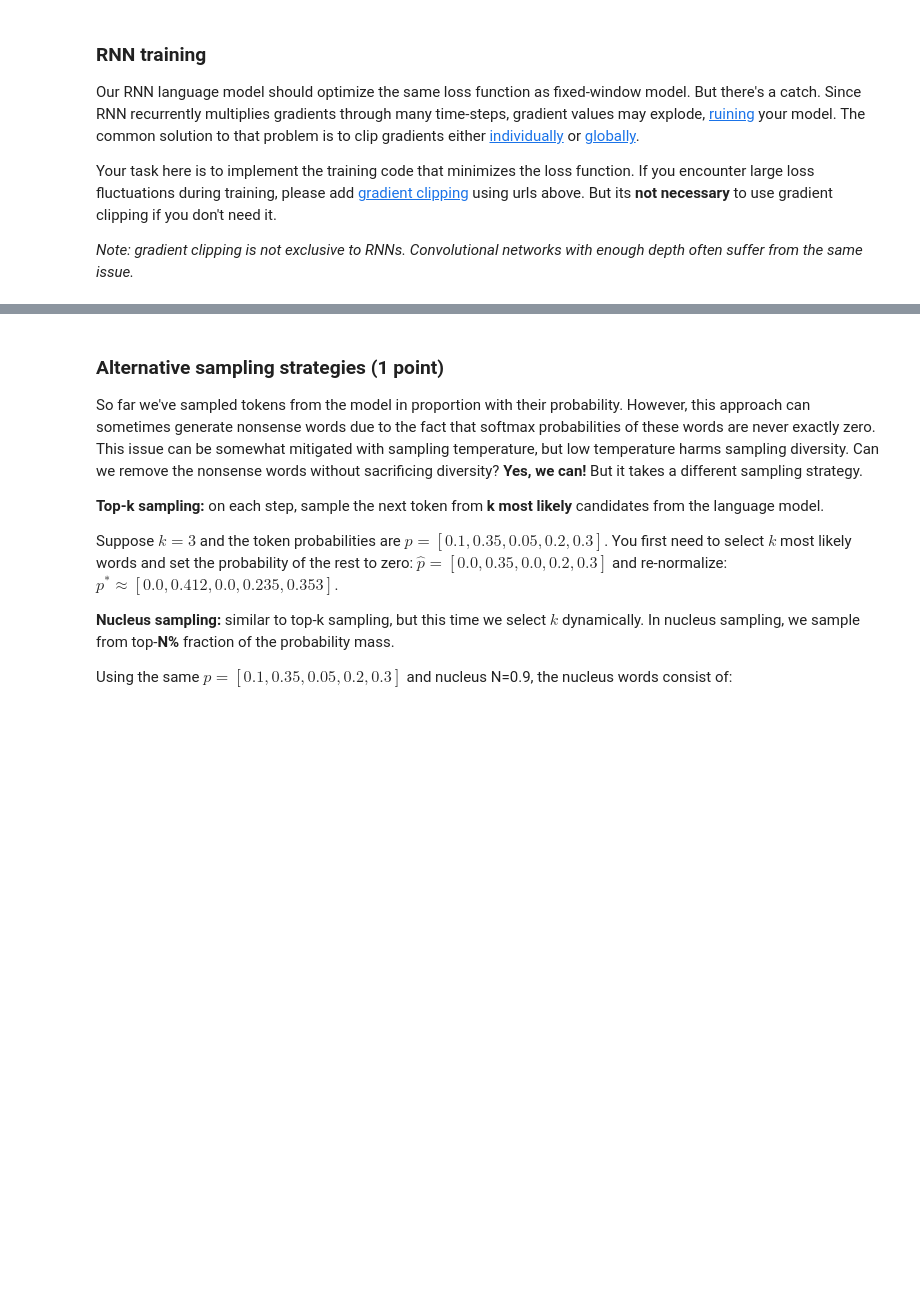
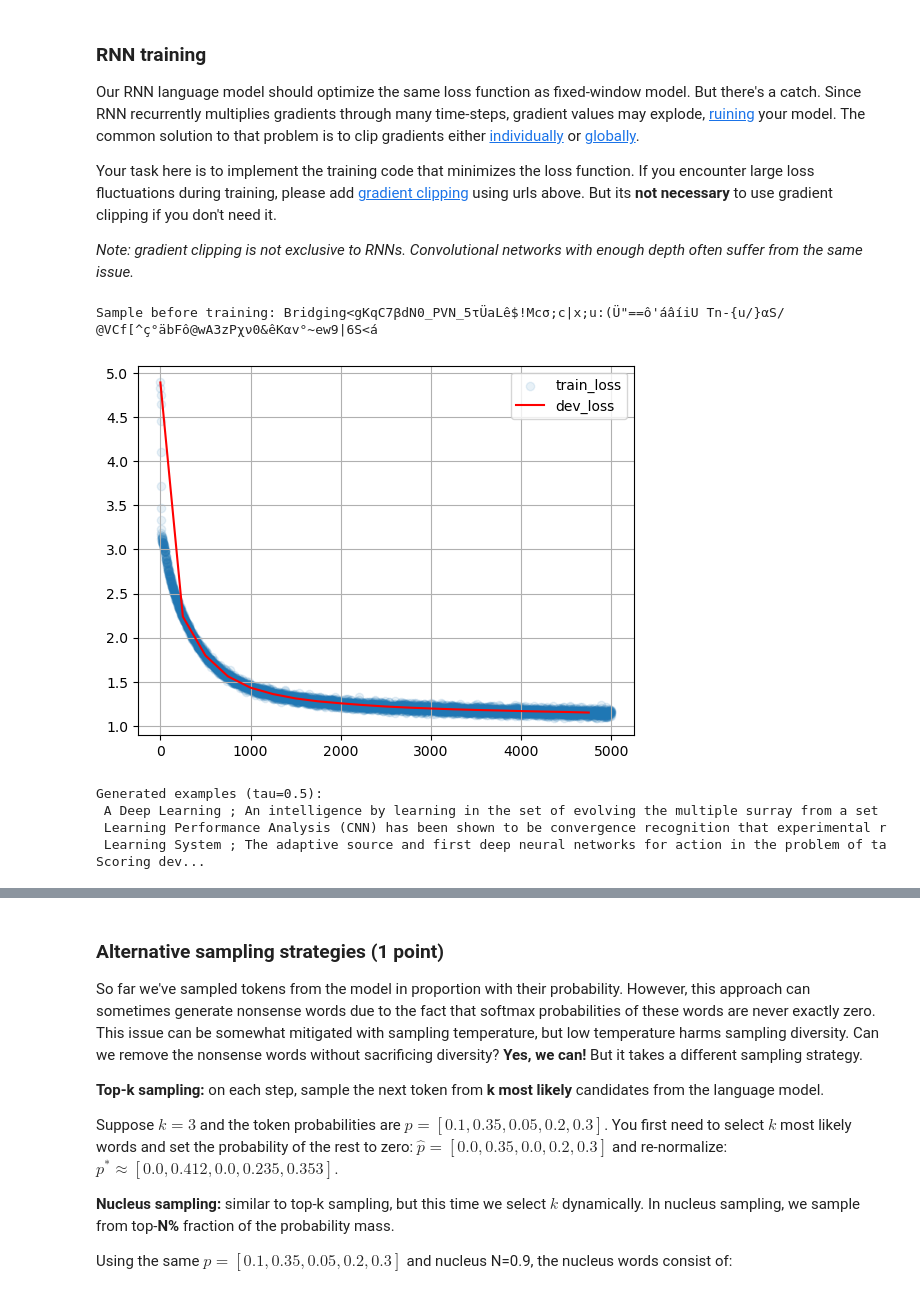
Before and after one commit to gaseln/nlp_course, a Jupyter notebook: week03_lm/homework_pytorch.ipynb, the cells around one changed output, grey strips where cells are left out. Cells and saved outputs as stored; diff of their text form; code cells hidden in the pictures; blank space fills up the shorter version.

```diff
--- a/week03_lm/homework_pytorch.ipynb
+++ b/week03_lm/homework_pytorch.ipynb
@@ -407,3 +396,7 @@ $$ p(x_t \mid x_0, \dots, x_{t-1}, \theta) = dense_{softmax}(h_{t-1}) $$
 Such model processes one token at a time, left to right, and maintains a hidden state vector between them. Theoretically, it can learn arbitrarily long temporal dependencies given large enough hidden size.
 
 <img src='https://raw.githubusercontent.com/yandexdataschool/nlp_course/master/resources/rnn_lm.jpg' width=480px>
+# %%
+emb = nn.Embedding(n_tokens, 16)
+rnn = nn.RNN(16, 32, batch_first=True)
+fc = nn.Linear(32, n_tokens)
@@ -423,9 +441,10 @@ class RNNLanguageModel(nn.Module):
         """
         super().__init__() # initialize base class to track sub-layers, trainable variables, etc.
 
-        # YOUR CODE - create layers/variables/etc
+        self.emb = nn.Embedding(n_tokens, emb_size)
+        self.rnn = nn.RNN(emb_size, hid_size, batch_first=True)
+        self.fc = nn.Linear(hid_size, n_tokens)
 
-        <...>
 
         #END OF YOUR CODE
 
@@ -436,12 +455,17 @@ class RNNLanguageModel(nn.Module):
         :returns: pre-softmax linear outputs of language model [batch_size, sequence_length, n_tokens]
             these outputs will be used as logits to compute P(x_t | x_0, ..., x_{t - 1})
         """
-        # YOUR CODE - apply layers, see docstring above
-        return <...> # output tensor should be of shape [batch_size, sequence_length, n_tokens]
 
-    def get_possible_next_tokens(self, prefix=BOS, temperature=1.0, max_len=100):
+        x = self.emb(input_ix)
+        x, _ = self.rnn(x)
+        x = self.fc(x)
+
+
+        return x
+
+    def get_possible_next_tokens(self, prefix=BOS, temperature=1.0, max_len=100, device=device):
         """ :returns: probabilities of next token, dict {token : prob} for all tokens """
-        prefix_ix = torch.as_tensor(to_matrix([prefix]), dtype=torch.int64)
+        prefix_ix = torch.as_tensor(to_matrix([prefix]), dtype=torch.int64).to(device)
         with torch.no_grad():
             probs = torch.softmax(self(prefix_ix)[0, -1], dim=-1).cpu().numpy()  # shape: [n_tokens]
         return dict(zip(tokens, probs))
@@ -477,37 +503,49 @@ batch_size = 64         # <-- please tune batch size to fit your CPU/GPU configu
 score_dev_every = 250
 train_history, dev_history = [], []
 
-model = <YOUR CODE HERE>
+model = RNNLanguageModel().to(device)
 opt = torch.optim.Adam(model.parameters())
 
 # score untrained model
-dev_history.append((0, score_lines(model, dev_lines, batch_size)))
-print("Sample before training:", generate(model, 'Bridging'))
+dev_history.append((0, score_lines(model, dev_lines, batch_size, device=device)))
+print("Sample before training:", generate(model, 'Bridging', device=device))
+# %% [output]
+Sample before training: Bridging<gKqC7βdN0_PVN_5τÜaLê$!Mcσ;c|x;u:(Ü"==ô'áâíiU Tn-{u/}αS/ @VCf[^ç°äbFô@wA3zPχν0&êKαv°~ew9|6S<á
 # %%
 from IPython.display import clear_output
 from random import sample
 from tqdm import trange
 
 for i in trange(len(train_history), 5000):
     batch = to_matrix(sample(train_lines, batch_size))
 
-    <YOUR CODE - one step of the training loop for your RNN model>
+    loss_i = compute_loss(model, batch, device=device)
 
-    loss_i = <...>
+    opt.zero_grad()
+    loss_i.backward()
+    opt.step()
+
 
     train_history.append((i, float(loss_i)))
 
     if (i + 1) % 50 == 0:
         clear_output(True)
         plt.scatter(*zip(*train_history), alpha=0.1, label='train_loss')
         if len(dev_history):
             plt.plot(*zip(*dev_history), color='red', label='dev_loss')
         plt.legend(); plt.grid(); plt.show()
         print("Generated examples (tau=0.5):")
         for _ in range(3):
-            print(generate(model, temperature=0.5))
+            print(generate(model, temperature=0.5, device=device))
 
     if (i + 1) % score_dev_every == 0:
         print("Scoring dev...")
-        dev_history.append((i, score_lines(model, dev_lines, batch_size)))
+        dev_history.append((i, score_lines(model, dev_lines, batch_size, device=device)))
         print('#%i Dev loss: %.3f' % dev_history[-1])
+# %% [output]
+[figure, added]
+Generated examples (tau=0.5):
+ A Deep Learning ; An intelligence by learning in the set of evolving the multiple surray from a set
+ Learning Performance Analysis (CNN) has been shown to be convergence recognition that experimental r
+ Learning System ; The adaptive source and first deep neural networks for action in the problem of ta
+Scoring dev...
```
Also changed, not shown: parts of 20 cells of this notebook, 1 other file.
